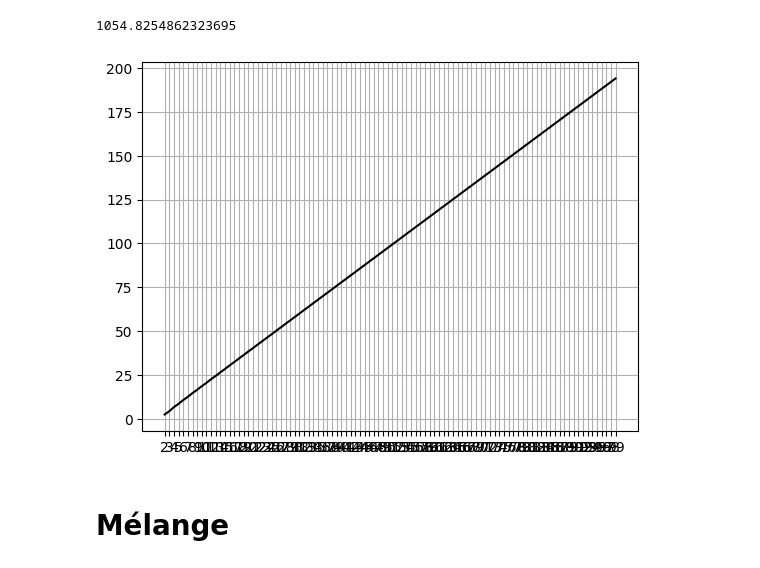
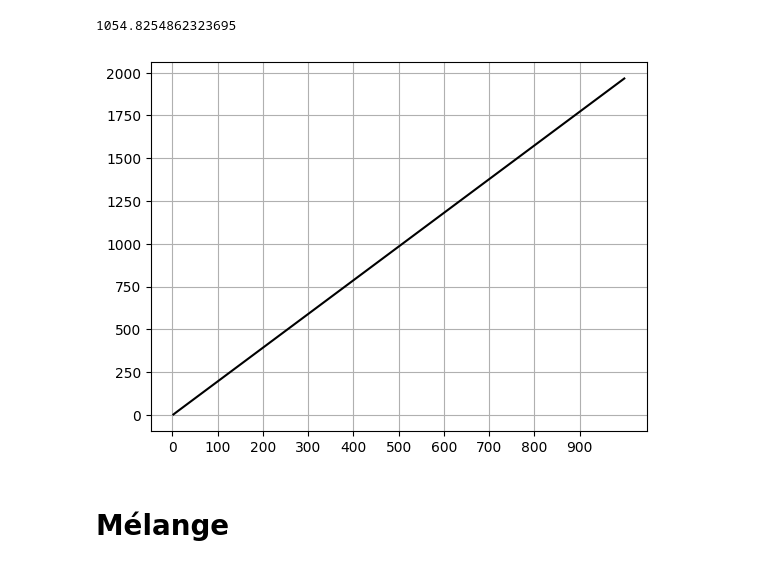
Before and after one commit to WillPhom99/RubikProject, a Jupyter notebook: RubikSolver2.ipynb, the cells around one changed output. Drawn from its saved outputs; the diff is of its cells as text; code cells hidden in the pictures.

```diff
--- a/RubikSolver2.ipynb
+++ b/RubikSolver2.ipynb
@@ -30,16 +30,16 @@ print(log10_nb_comb(17))
 # %% [output]
 1054.8254862323695
 # %%
-x = list(range(2,100))
-y = [sqrt(log10_nb_comb(i)) for i in range(2,100)]
+x = list(range(2,1000))
+y = [sqrt(log10_nb_comb(i)) for i in range(2,1000)]
 
-plt.xticks(x,x)
+plt.xticks(list(range(0,1000,100)),list(range(0,1000,100)))
 plt.plot(x, y,"-k")
 plt.grid()
 
 plt.show()
 # %% [output]
-[figure, old version]
+[figure, new version]
 # %% [markdown]
 # Mélange
 # %% [markdown]
```
Also changed, not shown: parts of 8 cells of this notebook.
